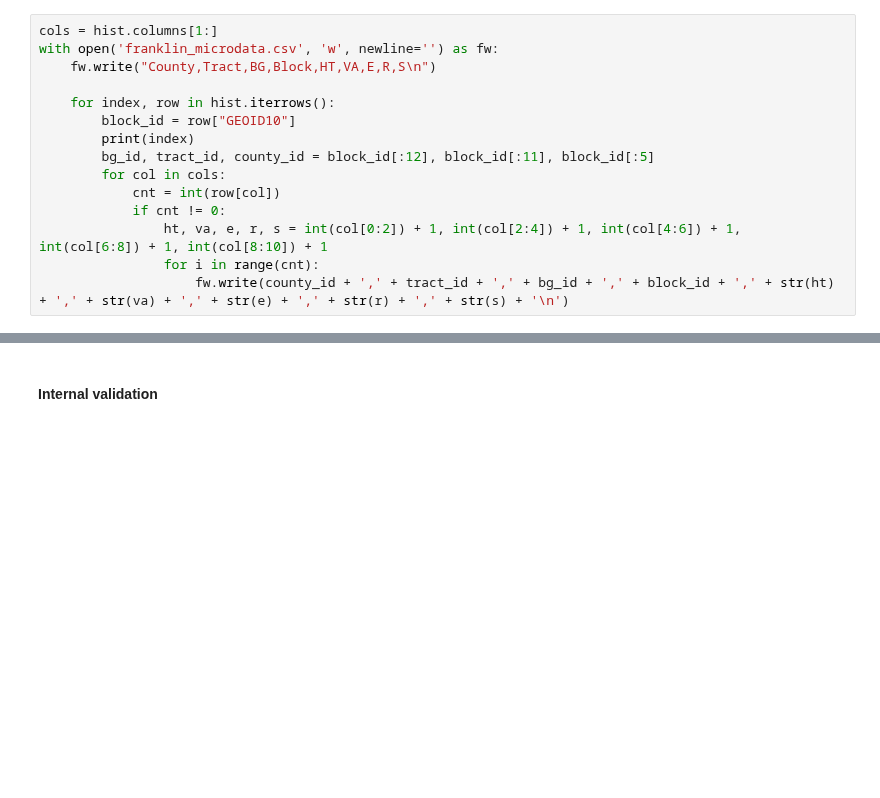
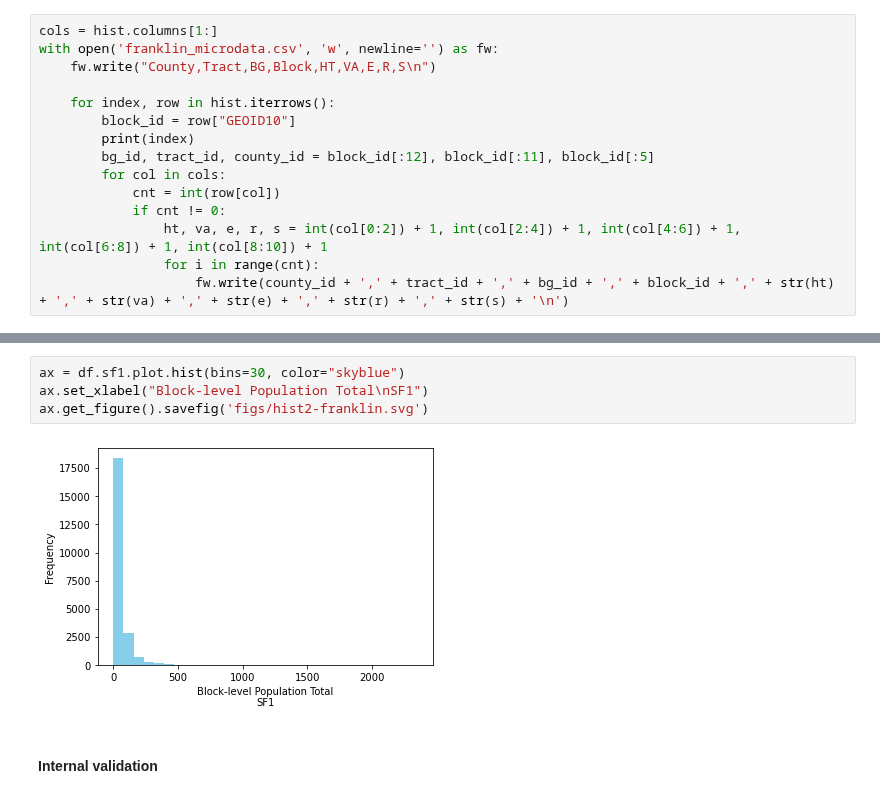
Before and after one commit to linyuehzzz/synthetic-populations, a Jupyter notebook: franklin_microdata_v2.ipynb, the cells around one changed output, grey strips where cells are left out. Saved outputs shown, nothing was run; the diff lists cells and outputs as text; blank space fills up the shorter version.

```diff
--- a/franklin_microdata_v2.ipynb
+++ b/franklin_microdata_v2.ipynb
@@ -374,3 +412,9 @@ with open('franklin_microdata.csv', 'w', newline='') as fw:
+# %%
+ax = df.sf1.plot.hist(bins=30, color="skyblue")
+ax.set_xlabel("Block-level Population Total\nSF1")
+ax.get_figure().savefig('figs/hist2-franklin.svg')
+# %% [output]
+[figure, added]
 # %% [markdown]
 #### **Internal validation**
 # %%
```
Also changed, not shown: parts of 7 cells of this notebook, 9 other files.
